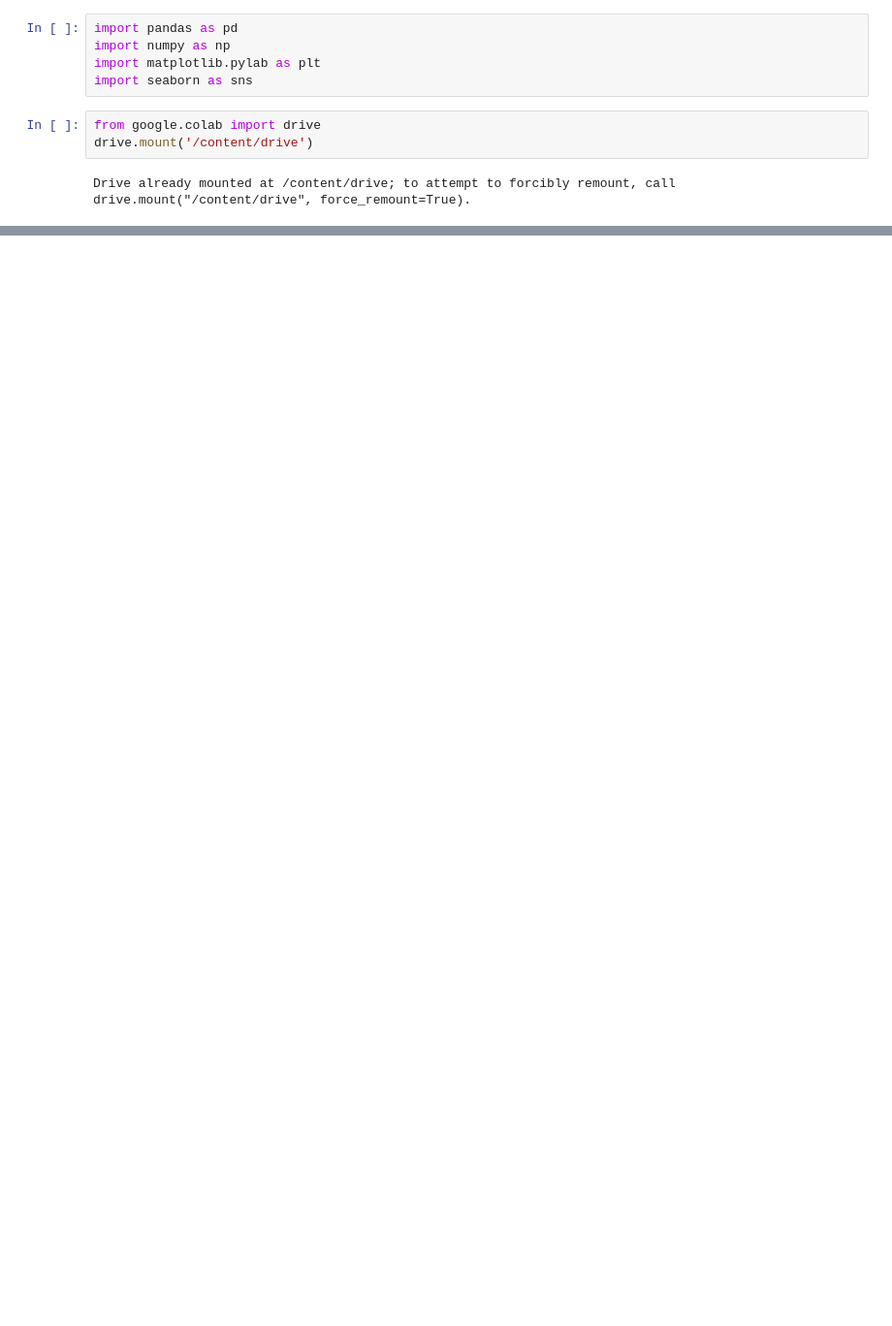
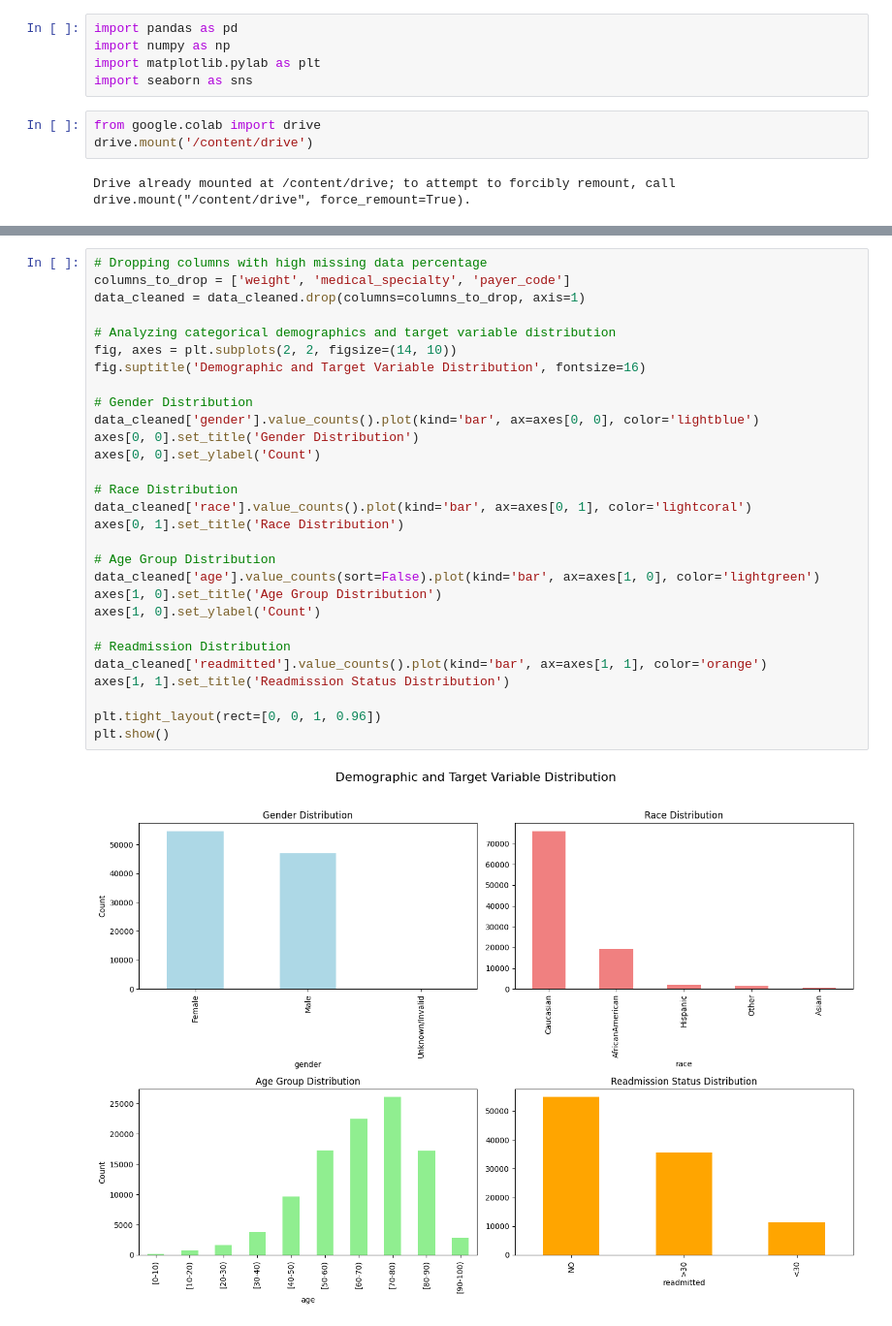
Before and after one commit to Augy23/Tugas-Manchine-Learning, a Jupyter notebook: UTS/UTS_Classification_Augrys_Farha_Sulistya_Negara.ipynb, the cells around one changed output, grey strips where cells are left out. Shown at 97% size. Saved outputs shown, nothing was run; the diff lists cells and outputs as text; blank space fills up the shorter version.

```diff
--- a/UTS/UTS_Classification_Augrys_Farha_Sulistya_Negara.ipynb
+++ b/UTS/UTS_Classification_Augrys_Farha_Sulistya_Negara.ipynb
@@ -27,0 +87,31 @@ KeyError: 'CO(GT)'
+# %%
+# Dropping columns with high missing data percentage
+columns_to_drop = ['weight', 'medical_specialty', 'payer_code']
+data_cleaned = data_cleaned.drop(columns=columns_to_drop, axis=1)
+
+# Analyzing categorical demographics and target variable distribution
+fig, axes = plt.subplots(2, 2, figsize=(14, 10))
+fig.suptitle('Demographic and Target Variable Distribution', fontsize=16)
+
+# Gender Distribution
+data_cleaned['gender'].value_counts().plot(kind='bar', ax=axes[0, 0], color='lightblue')
+axes[0, 0].set_title('Gender Distribution')
+axes[0, 0].set_ylabel('Count')
+
+# Race Distribution
+data_cleaned['race'].value_counts().plot(kind='bar', ax=axes[0, 1], color='lightcoral')
+axes[0, 1].set_title('Race Distribution')
+
+# Age Group Distribution
+data_cleaned['age'].value_counts(sort=False).plot(kind='bar', ax=axes[1, 0], color='lightgreen')
+axes[1, 0].set_title('Age Group Distribution')
+axes[1, 0].set_ylabel('Count')
+
+# Readmission Distribution
+data_cleaned['readmitted'].value_counts().plot(kind='bar', ax=axes[1, 1], color='orange')
+axes[1, 1].set_title('Readmission Status Distribution')
+
+plt.tight_layout(rect=[0, 0, 1, 0.96])
+plt.show()
+# %% [output]
+[figure, added]
```
Also changed, not shown: parts of 7 cells of this notebook.
